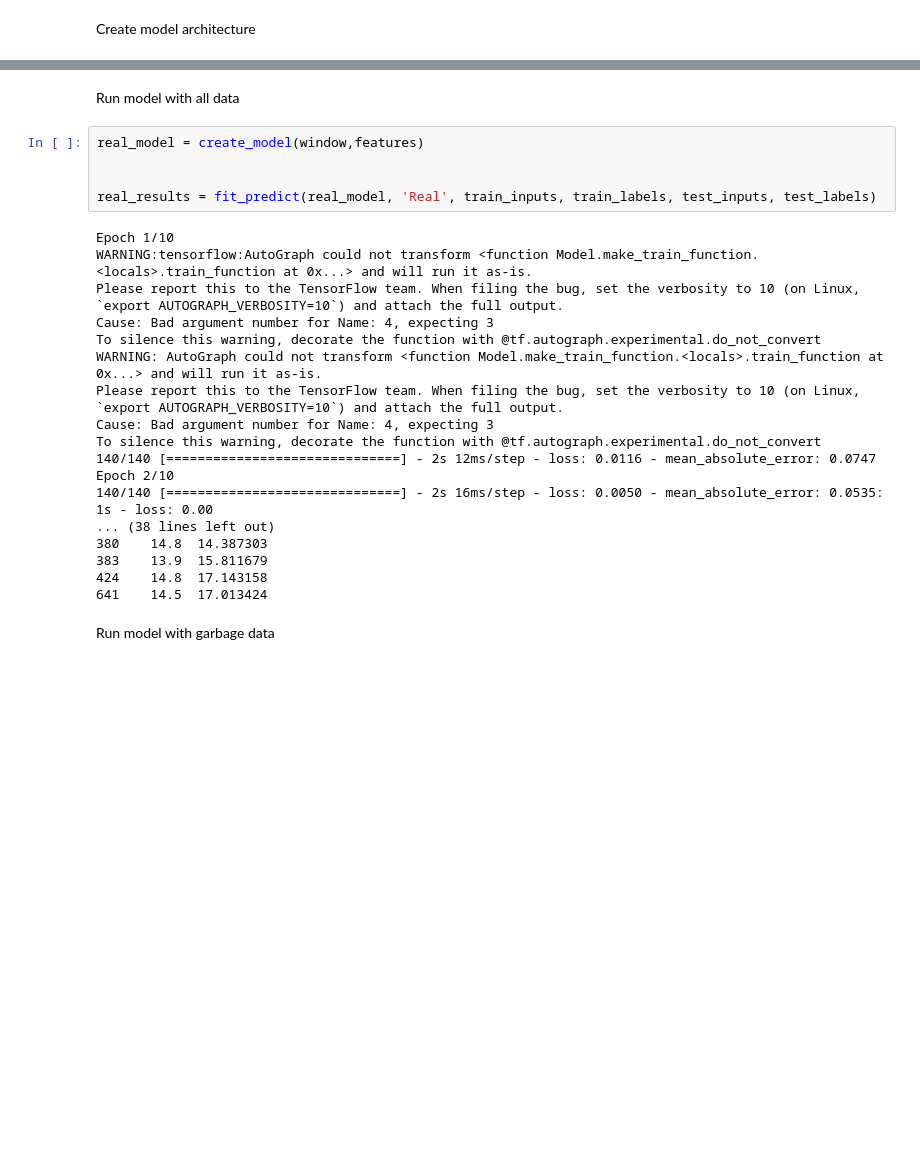
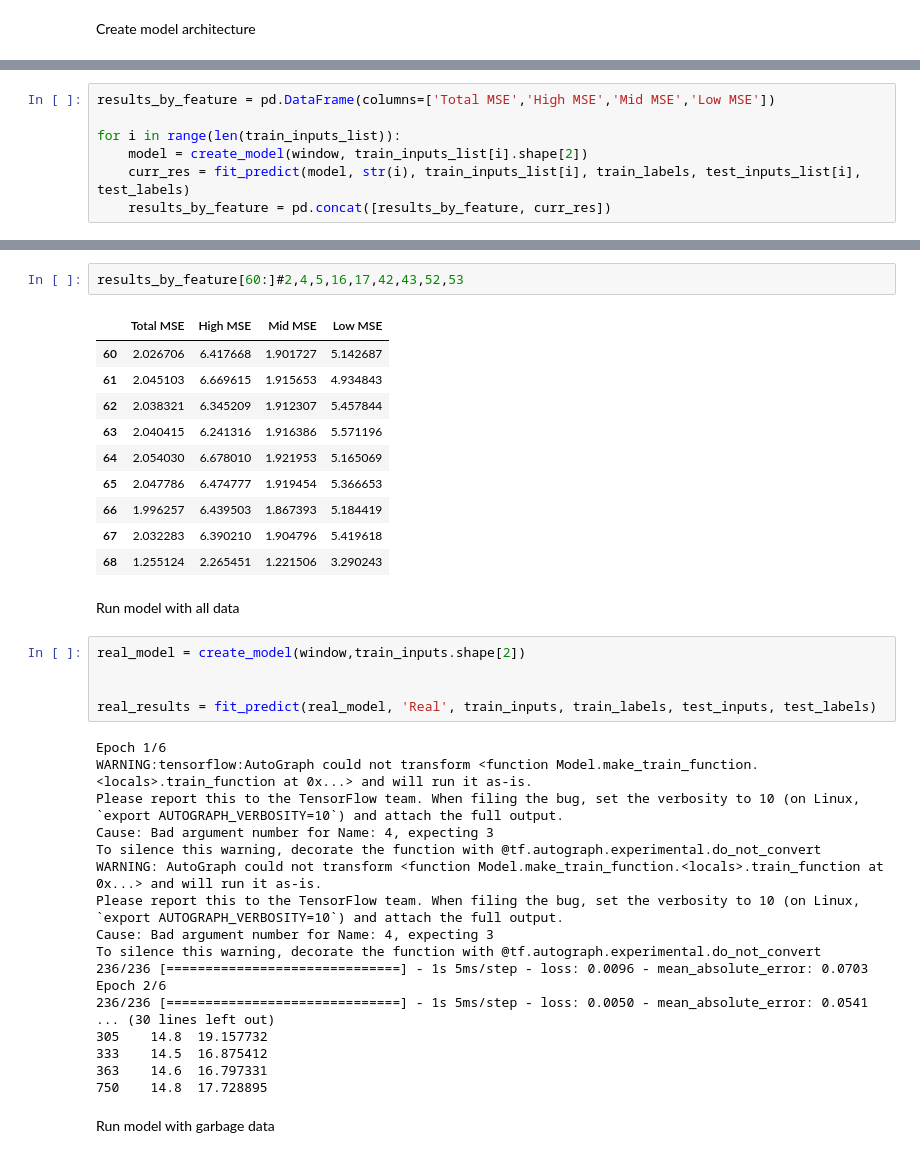
Before and after one commit to JamesVLinton/Texas_Education_Data_Analysis, a Jupyter notebook: notebooks/Predict_Outcomes.ipynb, the cells around one changed output, grey strips where cells are left out. Drawn from its saved outputs; the diff is of its cells as text; blank space fills up the shorter version.

```diff
--- a/notebooks/Predict_Outcomes.ipynb
+++ b/notebooks/Predict_Outcomes.ipynb
@@ -260,0 +344,7 @@ def fit_predict(model, name, train_data, train_labels, test_data, test_labels):
+# %%
+results_by_feature = pd.DataFrame(columns=['Total MSE','High MSE','Mid MSE','Low MSE'])
+
+for i in range(len(train_inputs_list)):
+    model = create_model(window, train_inputs_list[i].shape[2])
+    curr_res = fit_predict(model, str(i), train_inputs_list[i], train_labels, test_inputs_list[i], test_labels)
+    results_by_feature = pd.concat([results_by_feature, curr_res])
@@ -261,12 +557,25 @@ def fit_predict(model, name, train_data, train_labels, test_data, test_labels):
+# %%
+results_by_feature[60:]#2,4,5,16,17,42,43,52,53
+# %% [output]
+|  | Total MSE | High MSE | Mid MSE | Low MSE |
+| 60 | 2.026706 | 6.417668 | 1.901727 | 5.142687 |
+| 61 | 2.045103 | 6.669615 | 1.915653 | 4.934843 |
+| 62 | 2.038321 | 6.345209 | 1.912307 | 5.457844 |
+| 63 | 2.040415 | 6.241316 | 1.916386 | 5.571196 |
+| 64 | 2.054030 | 6.678010 | 1.921953 | 5.165069 |
+| 65 | 2.047786 | 6.474777 | 1.919454 | 5.366653 |
+| 66 | 1.996257 | 6.439503 | 1.867393 | 5.184419 |
+| 67 | 2.032283 | 6.390210 | 1.904796 | 5.419618 |
+| 68 | 1.255124 | 2.265451 | 1.221506 | 3.290243 |
 # %% [markdown]
 Run model with all data
 # %%
-real_model = create_model(window,features)
+real_model = create_model(window,train_inputs.shape[2])
 
 
 real_results = fit_predict(real_model, 'Real', train_inputs, train_labels, test_inputs, test_labels)
 # %% [output]
-Epoch 1/10
+Epoch 1/6
 WARNING:tensorflow:AutoGraph could not transform <function Model.make_train_function.<locals>.train_function at 0x...> and will run it as-is.
 Please report this to the TensorFlow team. When filing the bug, set the verbosity to 10 (on Linux, `export AUTOGRAPH_VERBOSITY=10`) and attach the full output.
 Cause: Bad argument number for Name: 4, expecting 3
@@ -275,14 +584,14 @@ WARNING: AutoGraph could not transform <function Model.make_train_function.<loca
 Please report this to the TensorFlow team. When filing the bug, set the verbosity to 10 (on Linux, `export AUTOGRAPH_VERBOSITY=10`) and attach the full output.
 Cause: Bad argument number for Name: 4, expecting 3
 To silence this warning, decorate the function with @tf.autograph.experimental.do_not_convert
-140/140 [==============================] - 2s 12ms/step - loss: 0.0116 - mean_absolute_error: 0.0747
-Epoch 2/10
-140/140 [==============================] - 2s 16ms/step - loss: 0.0050 - mean_absolute_error: 0.0535: 1s - loss: 0.00
-... (38 lines left out)
-380    14.8  14.387303
-383    13.9  15.811679
-424    14.8  17.143158
-641    14.5  17.013424
+236/236 [==============================] - 1s 5ms/step - loss: 0.0096 - mean_absolute_error: 0.0703
+Epoch 2/6
+236/236 [==============================] - 1s 5ms/step - loss: 0.0050 - mean_absolute_error: 0.0541
+... (30 lines left out)
+305    14.8  19.157732
+333    14.5  16.875412
+363    14.6  16.797331
+750    14.8  17.728895
 # %% [markdown]
 Run model with garbage data
 # %%
```
Also changed, not shown: parts of 17 cells of this notebook, 6 other files.
